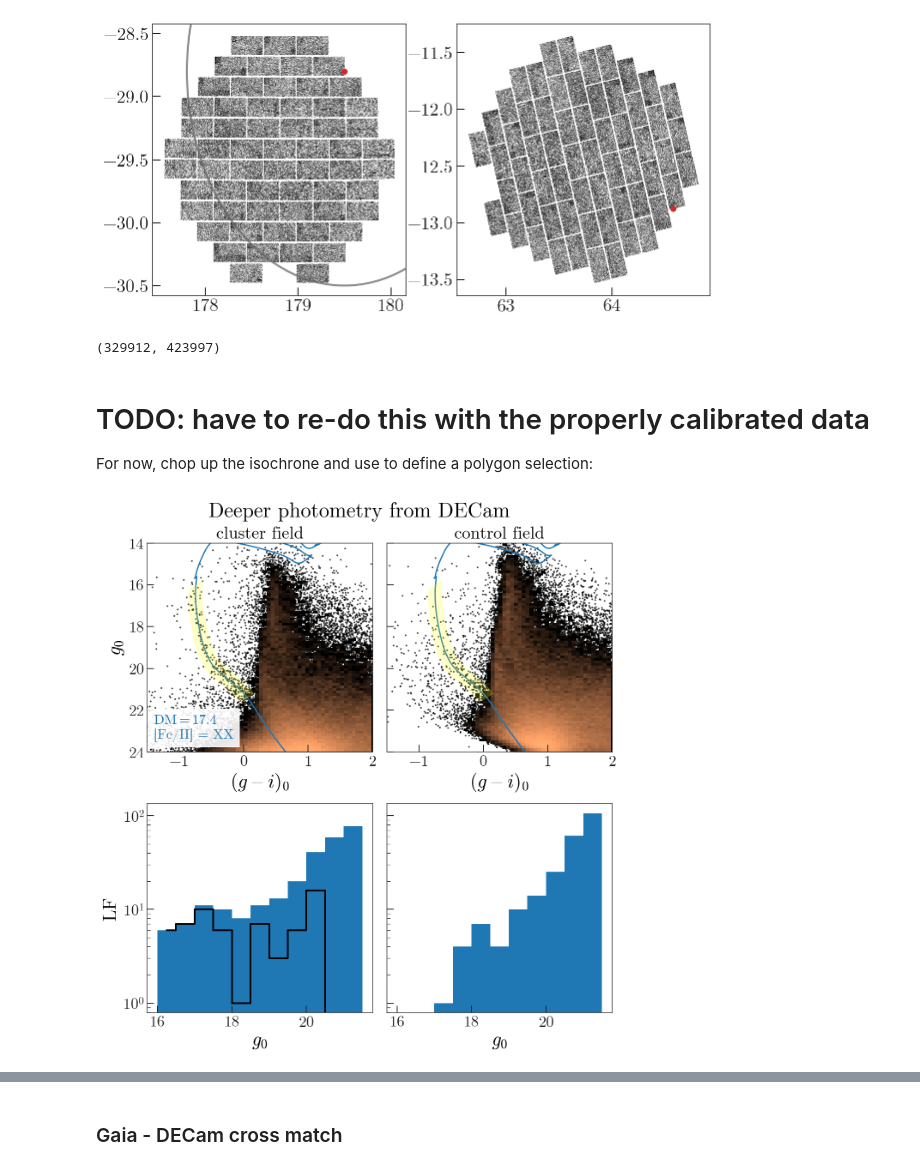
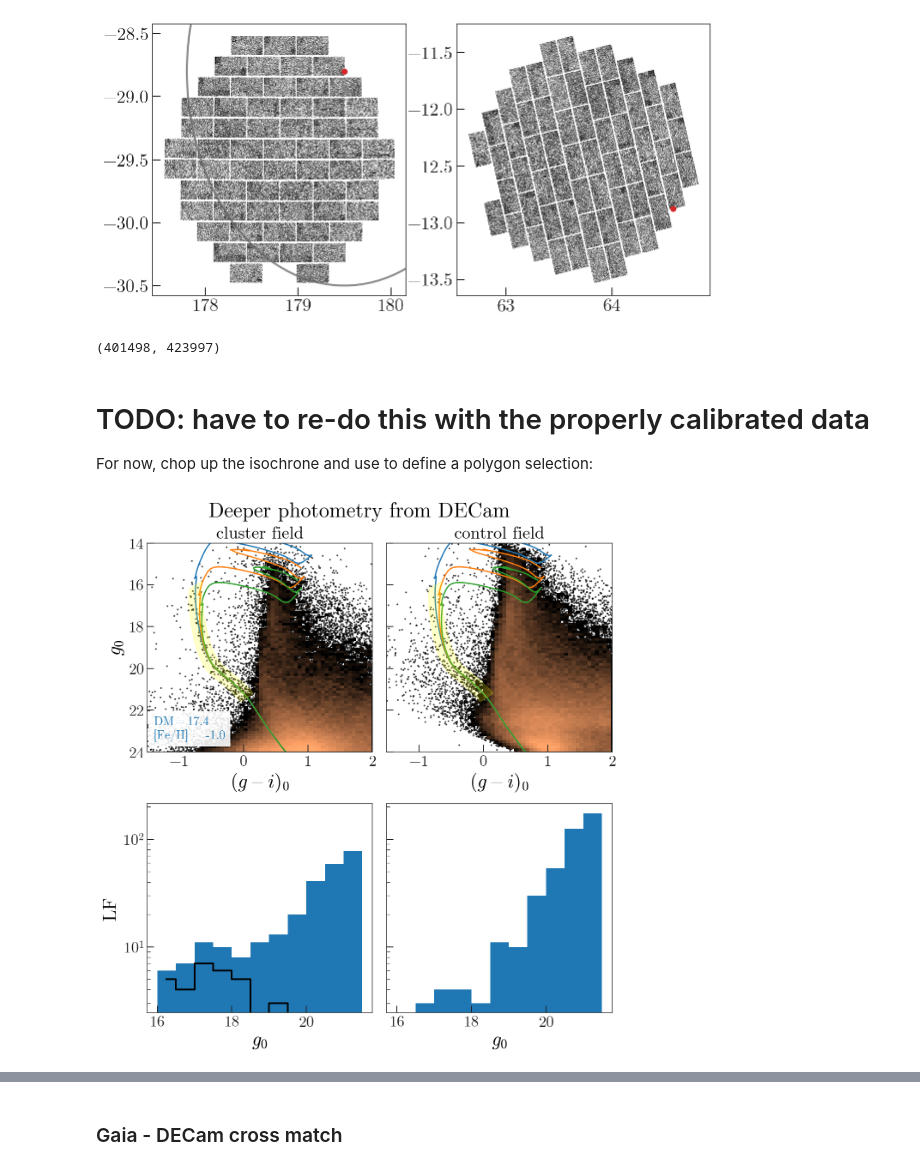
Before and after one commit to adrn/dr2-lmc-cluster, a Jupyter notebook: notebooks/Figure2-DECam.ipynb, the cells around one changed output, grey strips where cells are left out. Saved outputs shown, nothing was run; the diff lists cells and outputs as text; code cells hidden in the pictures.

```diff
--- a/notebooks/Figure2-DECam.ipynb
+++ b/notebooks/Figure2-DECam.ipynb
@@ -29,6 +33,14 @@ sfd = SFDQuery()
 # %%
-iso = Table.read('../data/FeH-1_all.fits')
+isos = []
+for age in [1e8, 2e8, 3e8]:
+    iso = Table.read('../data/FeH-1_all.fits')
+    iso = iso[np.isclose(iso['isochrone_age_yr'], age)]
+    iso = iso[(iso['phase'] >= 0) & (iso['phase'] < 4)]
+    isos.append(iso)
+
 iso = iso[np.isclose(iso['isochrone_age_yr'], 1e8)]
-iso = iso[(iso['phase'] >= 0) & (iso['phase'] < 5)]
+iso = iso[(iso['phase'] >= 0) & (iso['phase'] < 4)]
+
+feh = -1
 # %% [output]
 WARNING: VerifyWarning: It is strongly recommended that column names contain only upper and lower-case ASCII letters, digits, or underscores for maximum compatibility with other software (got '[Fe/H]_ ...
@@ -61,17 +71,22 @@ mag_c = decam_c.transform_to(gc.MagellanicStream)
 # %%
 fig, ax = plt.subplots(1, 1, figsize=(6, 6))
 
-ax.plot(nsc_c.ra, nsc_c.dec, **ptstyle)
+ax.plot(nsc_c.ra, nsc_c.dec, **dark_ptstyle)
 ax.scatter(cluster_c.ra, cluster_c.dec, marker='o', color='tab:red', zorder=100)
 sky_circ = mpl.patches.Circle((179.5, -28.8), radius=1.7,
                               facecolor='none', edgecolor='#666666',
                               alpha=0.75, linewidth=2, zorder=100)
 ax.add_patch(sky_circ)
 
-sky_circ = mpl.patches.Circle((178.4, -26.3), radius=1.25,
+# sky_circ = mpl.patches.Circle((178.4, -26.3), radius=1.25,
+#                               facecolor='none', edgecolor='#666666',
+#                               alpha=0.75, linewidth=2, zorder=100)
+
+sky_circ = mpl.patches.Circle((176.3, -29), radius=1.25,
                               facecolor='none', edgecolor='#666666',
                               alpha=0.75, linewidth=2, zorder=100)
 ax.add_patch(sky_circ)
 
-control_data = nsc[nsc_c.separation(coord.SkyCoord(ra=178.4, dec=-26.3, unit='deg')) < 1.25*u.deg]
+# control_data = nsc[nsc_c.separation(coord.SkyCoord(ra=178.4, dec=-26.3, unit='deg')) < 1.5*u.deg]
+control_data = nsc[nsc_c.separation(coord.SkyCoord(ra=176.3, dec=-29, unit='deg')) < 1.5*u.deg]
 # %% [output]
@@ -114,10 +129,6 @@ axes[1].scatter(cluster_c.transform_to(gc.MagellanicStream).L,
 # %% [output]
 <matplotlib.collections.PathCollection at 0x...>
 [figure]
-# %%
-len(control_data), cl_rough_mask.sum()
-# %% [output]
-(329912, 423997)
 # %%
 control_g0 = control_data.gmag - g_coeff * control_data.ebv
 control_i0 = control_data.imag - i_coeff * control_data.ebv
@@ -132,3 +139,7 @@ pcolor_style = dict(cmap='copper', rasterized=True, linewidth=0)
+# %%
+len(control_data), cl_rough_mask.sum()
+# %% [output]
+(401498, 423997)
 # %% [markdown]
 # TODO: have to re-do this with the properly calibrated data
 
@@ -182,8 +193,8 @@ ax.pcolormesh(xe_cmd, ye_cmd, H_fg,
 ax.plot(gi[cl_rough_mask], g0[cl_rough_mask],
         zorder=-10, **dark_ptstyle)
 
-ax.text(-1.4, 23.5, r'${{\rm DM}} = {:.1f}$'.format(DM) + '\n' + r'[Fe/H] = XX',
-        va='bottom', backgroundcolor=(1,1,1,0.9), alpha=1, fontsize=16,
+ax.text(-1.4, 23.5, r'${{\rm DM}} = {:.1f}$'.format(DM) + '\n' + r'[Fe/H] = {:.1f}'.format(feh),
+        va='bottom', backgroundcolor=(1,1,1,0.9), alpha=1, fontsize=14,
         color='tab:blue')
 
 ax.set_xlabel('$(g - i)_0$')
@@ -201,9 +212,10 @@ ax.pcolormesh(xe_cmd, ye_cmd, H_bg,
 ax.plot(control_gi, control_g0,
         zorder=-10, **dark_ptstyle)
 
-for ax in axes:
-    ax.plot(iso['DECam_g']-iso['DECam_i'], iso['DECam_g'] + DM,
-            marker='')
+for iso in isos:
+    for ax in axes:
+        ax.plot(iso['DECam_g']-iso['DECam_i'], iso['DECam_g'] + DM,
+                marker='')
 
 ax.set_xlabel('$(g - i)_0$')
 ax.set_title('control field', fontsize=20)
@@ -220,32 +232,32 @@ ax.add_patch(cmd_poly)
 
 cl_cmd_mask = cmd_path.contains_points(np.vstack((gi, g0)).T)
 co_cmd_mask = cmd_path.contains_points(np.vstack((control_gi, control_g0)).T)
 bins = np.arange(16, 21.5+1e-3, 0.5)
 
 lf_bg, _ = np.histogram(control_g0[co_cmd_mask], bins=bins)
 lf_fg, _ = np.histogram(g0[cl_cmd_mask], bins=bins)
 
 axes = all_axes[1]
 
 ax = axes[0]
 ax.hist(g0[cl_cmd_mask], bins=bins)
 ax.plot(0.5*(bins[:-1]+bins[1:]), lf_fg - lf_bg,
         marker='', drawstyle='steps-mid', color='k', lw=2)
 
 ax.set_xlabel('$g_0$')
 ax.set_ylabel('LF')
 
 ax = axes[1]
 ax.hist(control_g0[co_cmd_mask], bins=bins)
 
 ax.set_xlabel('$g_0$')
 
 ax.set_yscale('log')
 
 fig.suptitle('Deeper photometry from DECam', fontsize=24, y=0.99)
 
 # fig.tight_layout()
 
-fig.savefig('../plots/figures/decam.pdf', dpi=200)
+fig.savefig('../plots/figures/decam_iso.pdf', dpi=200)
 # %% [output]
-[figure, old version]
+[figure, new version]
```
Also changed, not shown: parts of 15 cells of this notebook, 3 other files.
